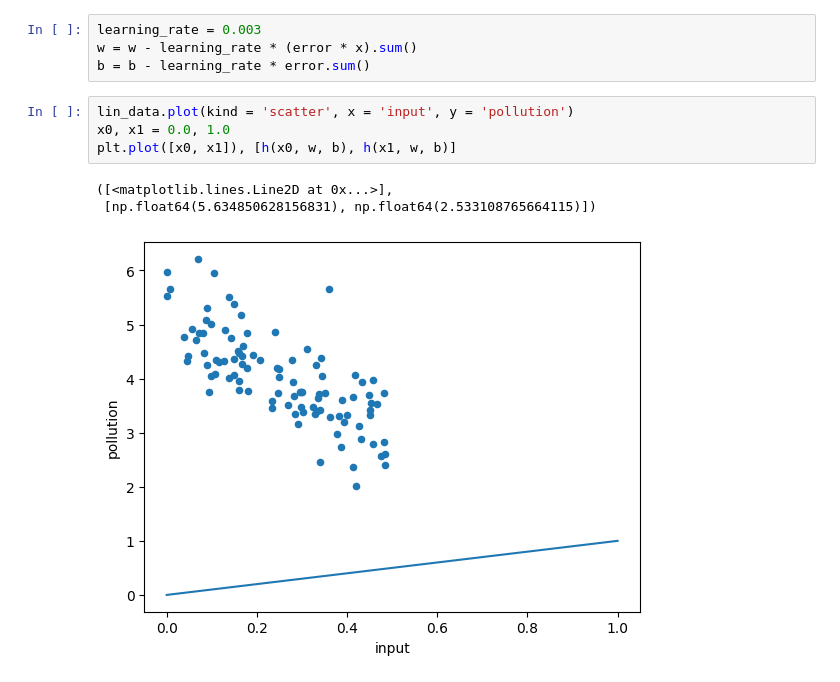
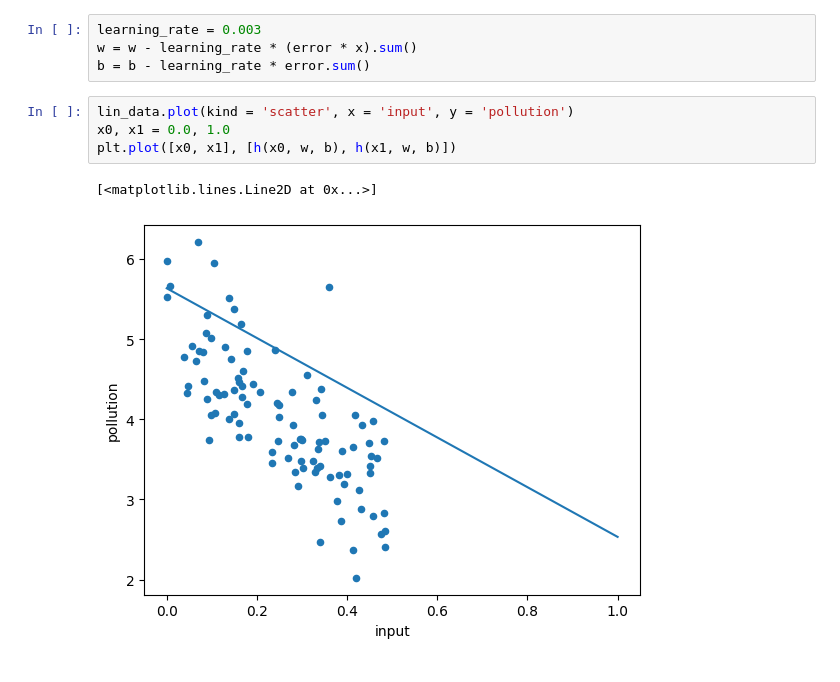
Before and after one commit to Choiwanwoo-03/MachineLearning_CodePractice, a Jupyter notebook: Chap04_07.ipynb, the cells around one changed output. Saved outputs shown, nothing was run; the diff lists cells and outputs as text.

```diff
--- a/Chap04_07.ipynb
+++ b/Chap04_07.ipynb
@@ -55,9 +55,8 @@ b = b - learning_rate * error.sum()
 # %%
 lin_data.plot(kind = 'scatter', x = 'input', y = 'pollution')
 x0, x1 = 0.0, 1.0
-plt.plot([x0, x1]), [h(x0, w, b), h(x1, w, b)]
+plt.plot([x0, x1], [h(x0, w, b), h(x1, w, b)])
 # %% [output]
-([<matplotlib.lines.Line2D at 0x...>],
- [np.float64(5.634850628156831), np.float64(2.533108765664115)])
+[<matplotlib.lines.Line2D at 0x...>]
-[figure, old version]
+[figure, new version]
 # %%
```
Also changed, not shown: parts of 3 cells of this notebook.
